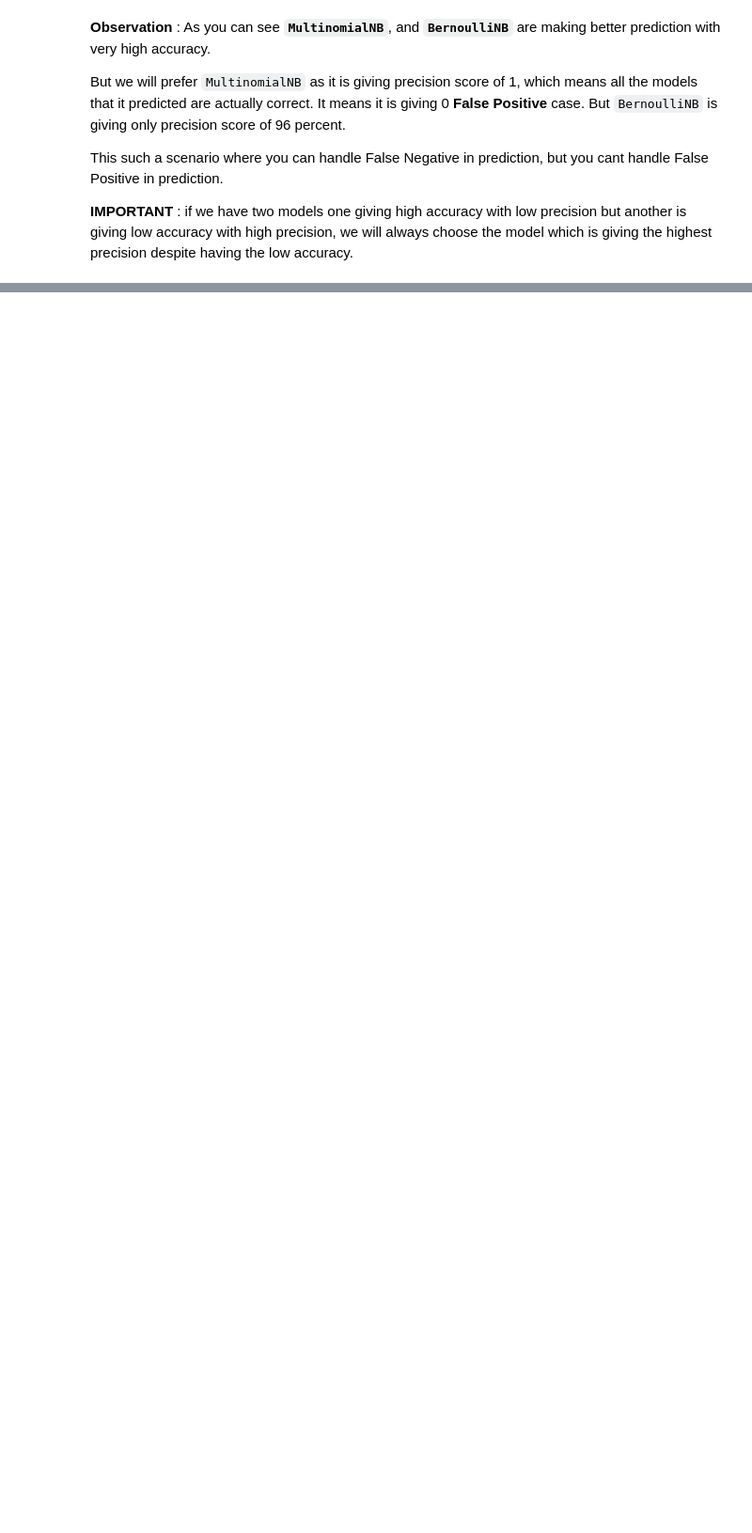
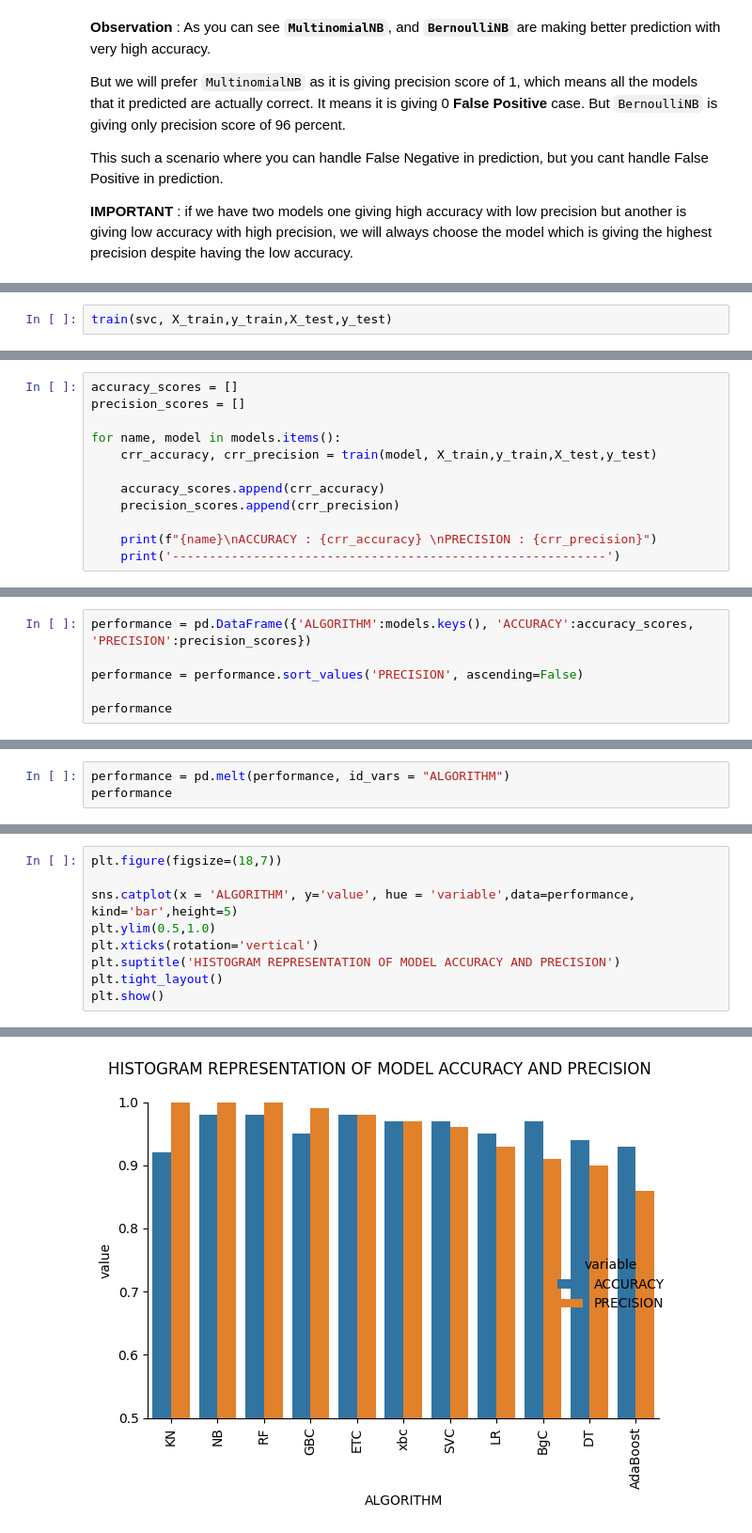
Before and after one commit to Ashura369/PROJECTS, a Jupyter notebook: Email_Spam_Classifier/2_model_building.ipynb, the cells around one changed output, grey strips where cells are left out. Shown at 94% size. Saved outputs shown, nothing was run; the diff lists cells and outputs as text; blank space fills up the shorter version.

```diff
--- a/Email_Spam_Classifier/2_model_building.ipynb
+++ b/Email_Spam_Classifier/2_model_building.ipynb
@@ -201,0 +241,2 @@ This such a scenario where you can handle False Negative in prediction, but you
+# %%
+train(svc, X_train,y_train,X_test,y_test)
@@ -201,0 +245,12 @@ This such a scenario where you can handle False Negative in prediction, but you
+# %%
+accuracy_scores = []
+precision_scores = []
+
+for name, model in models.items():
+    crr_accuracy, crr_precision = train(model, X_train,y_train,X_test,y_test)
+
+    accuracy_scores.append(crr_accuracy)
+    precision_scores.append(crr_precision)
+
+    print(f"{name}\nACCURACY : {crr_accuracy} \nPRECISION : {crr_precision}")
+    print('-----------------------------------------------------------')
@@ -201,0 +277,6 @@ This such a scenario where you can handle False Negative in prediction, but you
+# %%
+performance = pd.DataFrame({'ALGORITHM':models.keys(), 'ACCURACY':accuracy_scores, 'PRECISION':precision_scores})
+
+performance = performance.sort_values('PRECISION', ascending=False)
+
+performance
@@ -201,0 +300,3 @@ This such a scenario where you can handle False Negative in prediction, but you
+# %%
+performance = pd.melt(performance, id_vars = "ALGORITHM")
+performance
@@ -201,0 +324,10 @@ This such a scenario where you can handle False Negative in prediction, but you
+# %%
+plt.figure(figsize=(18,7))
+
+sns.catplot(x = 'ALGORITHM', y='value', hue = 'variable',data=performance, kind='bar',height=5)
+plt.ylim(0.5,1.0)
+plt.xticks(rotation='vertical')
+plt.suptitle('HISTOGRAM REPRESENTATION OF MODEL ACCURACY AND PRECISION')
+plt.tight_layout()
+plt.show()
+# %% [output]
@@ -201,0 +335 @@ This such a scenario where you can handle False Negative in prediction, but you
+[figure, added]
```
Also changed, not shown: parts of 13 cells of this notebook.
